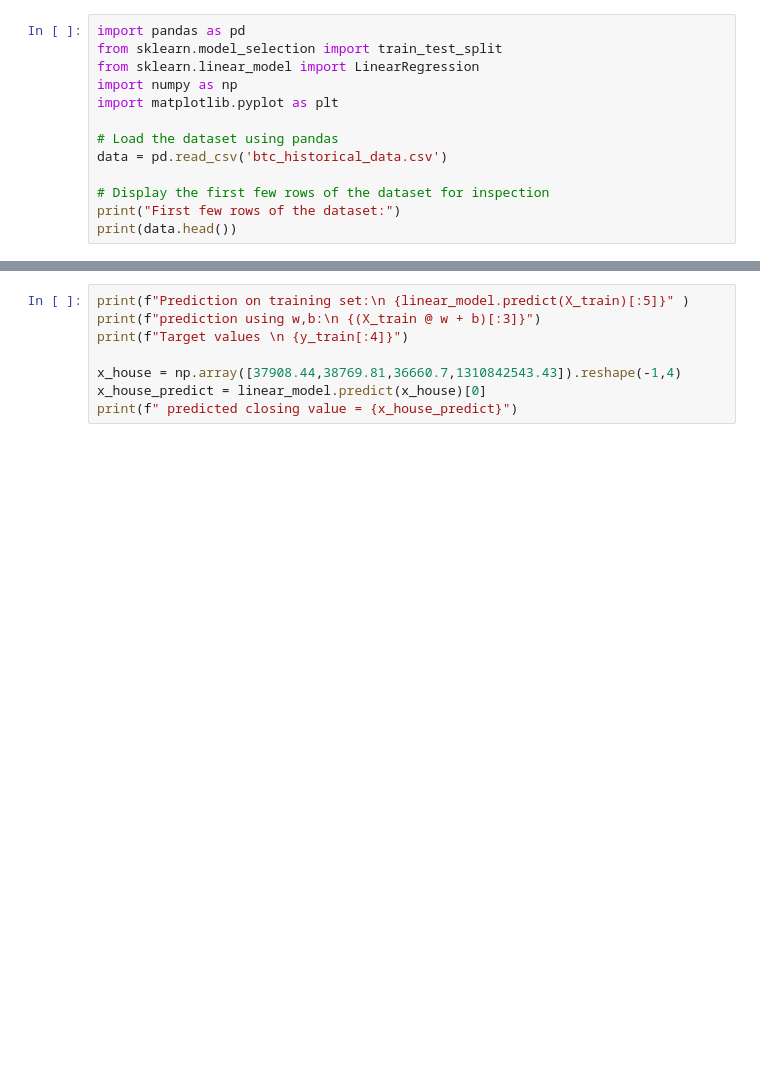
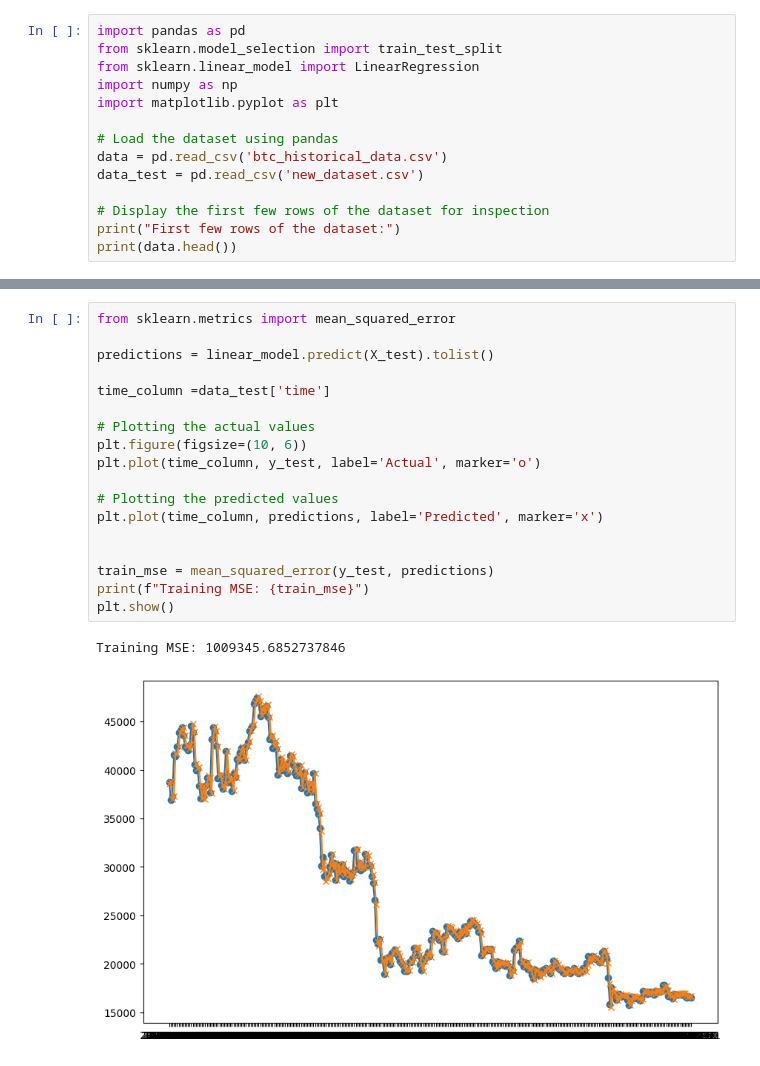
Before and after one commit to FakePickle/CoinSavvy, a Jupyter notebook: ml_model.ipynb, the cells around one changed output, grey strips where cells are left out. Drawn from its saved outputs; the diff is of its cells as text; blank space fills up the shorter version.

```diff
--- a/ml_model.ipynb
+++ b/ml_model.ipynb
@@ -7,6 +7,7 @@ import matplotlib.pyplot as plt
 
 # Load the dataset using pandas
 data = pd.read_csv('btc_historical_data.csv')
+data_test = pd.read_csv('new_dataset.csv')
 
 # Display the first few rows of the dataset for inspection
 print("First few rows of the dataset:")
@@ -54,8 +69,21 @@ print(f"w = {w}, b = {b}")
-# %%
-print(f"Prediction on training set:\n {linear_model.predict(X_train)[:5]}" )
-print(f"prediction using w,b:\n {(X_train @ w + b)[:3]}")
-print(f"Target values \n {y_train[:4]}")
-
-x_house = np.array([37908.44,38769.81,36660.7,1310842543.43]).reshape(-1,4)
-x_house_predict = linear_model.predict(x_house)[0]
-print(f" predicted closing value = {x_house_predict}")
+# %%
+from sklearn.metrics import mean_squared_error
+
+predictions = linear_model.predict(X_test).tolist()
+
+time_column =data_test['time']
+
+# Plotting the actual values
+plt.figure(figsize=(10, 6))
+plt.plot(time_column, y_test, label='Actual', marker='o')
+
+# Plotting the predicted values
+plt.plot(time_column, predictions, label='Predicted', marker='x')
+
+
+train_mse = mean_squared_error(y_test, predictions)
+print(f"Training MSE: {train_mse}")
+plt.show()
+# %% [output]
+Training MSE: 1009345.6852737846
+[figure, added]
```
Also changed, not shown: parts of 5 cells of this notebook, 4 other files.
